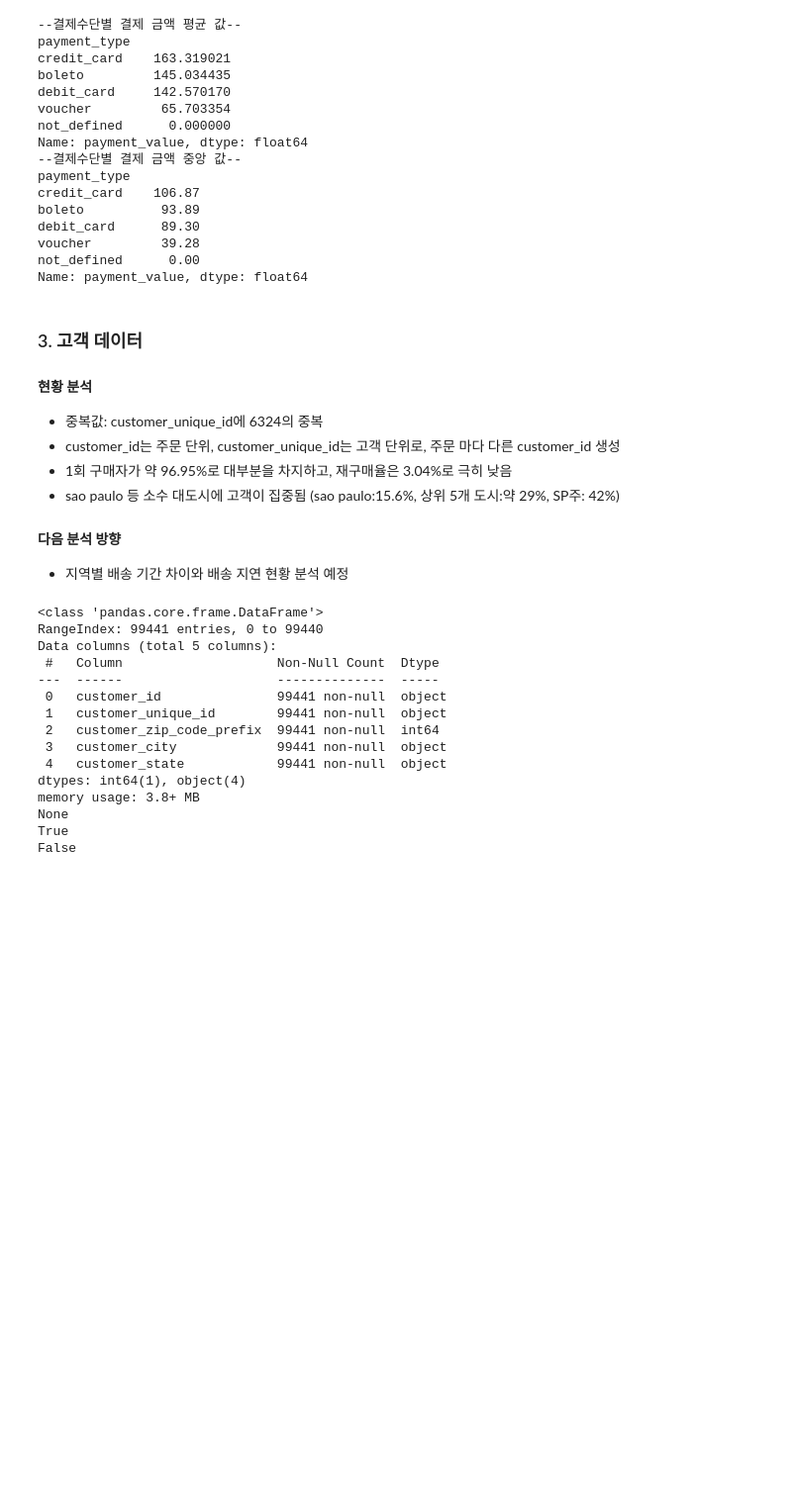
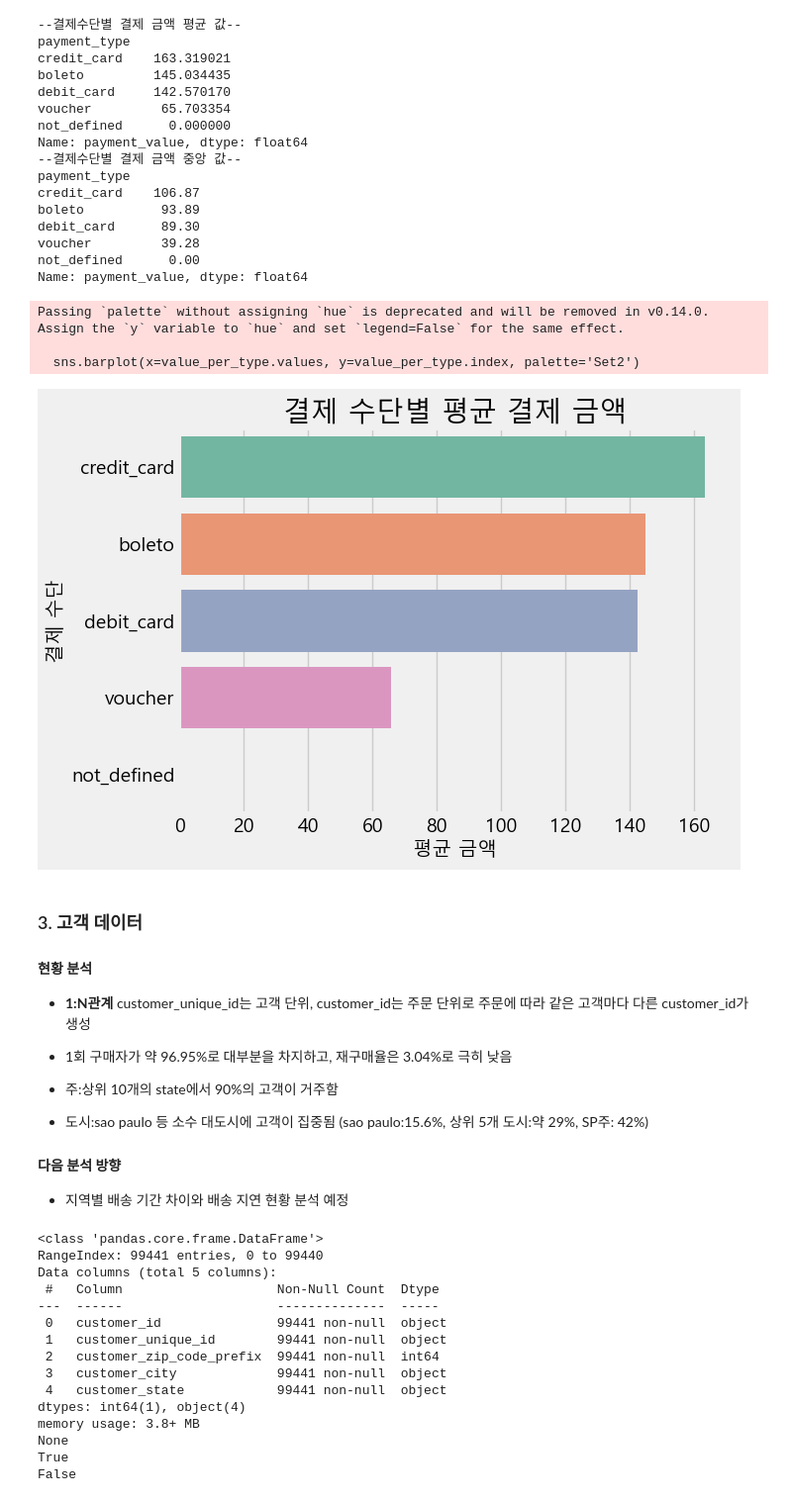
Before and after one commit to eunsung20311-dot/Olist-E-commerce-Analysis, a Jupyter notebook: 1. Data preparation + EDA.ipynb, the cells around one changed output. Shown at 99% size. Cells and saved outputs as stored; diff of their text form; code cells hidden in the pictures; blank space fills up the shorter version.

```diff
--- a/1. Data preparation + EDA.ipynb
+++ b/1. Data preparation + EDA.ipynb
@@ -272,13 +244,26 @@ debit_card      89.30
 voucher         39.28
 not_defined      0.00
 Name: payment_value, dtype: float64
+# %%
+value_per_type = df_payments.groupby('payment_type')['payment_value'].mean().sort_values(ascending=False)
+sns.barplot(x=value_per_type.values, y=value_per_type.index, palette='Set2')
+plt.title('결제 수단별 평균 결제 금액')
+plt.xlabel('평균 금액')
+plt.ylabel('결제 수단')
+plt.show()
+# %% [output]
+Passing `palette` without assigning `hue` is deprecated and will be removed in v0.14.0. Assign the `y` variable to `hue` and set `legend=False` for the same effect.
+
+  sns.barplot(x=value_per_type.values, y=value_per_type.index, palette='Set2')
+[figure, added]
 # %% [markdown]
 ### 3. 고객 데이터
 #### 현황 분석
-- 중복값: customer_unique_id에 6324의 중복
-- customer_id는 주문 단위, customer_unique_id는 고객 단위로, 주문 마다 다른 customer_id 생성
+- **1:N관계** customer_unique_id는 고객 단위, customer_id는 주문 단위로 주문에 따라 같은 고객마다 다른 customer_id가 생성
+
 - 1회 구매자가 약 96.95%로 대부분을 차지하고, 재구매율은 3.04%로 극히 낮음
-- sao paulo 등 소수 대도시에 고객이 집중됨 (sao paulo:15.6%, 상위 5개 도시:약 29%, SP주: 42%)
+- 주:상위 10개의 state에서 90%의 고객이 거주함
+- 도시:sao paulo 등 소수 대도시에 고객이 집중됨 (sao paulo:15.6%, 상위 5개 도시:약 29%, SP주: 42%)
 
 #### 다음 분석 방향
 - 지역별 배송 기간 차이와 배송 지연 현황 분석 예정
```
Also changed, not shown: parts of 29 cells of this notebook.
